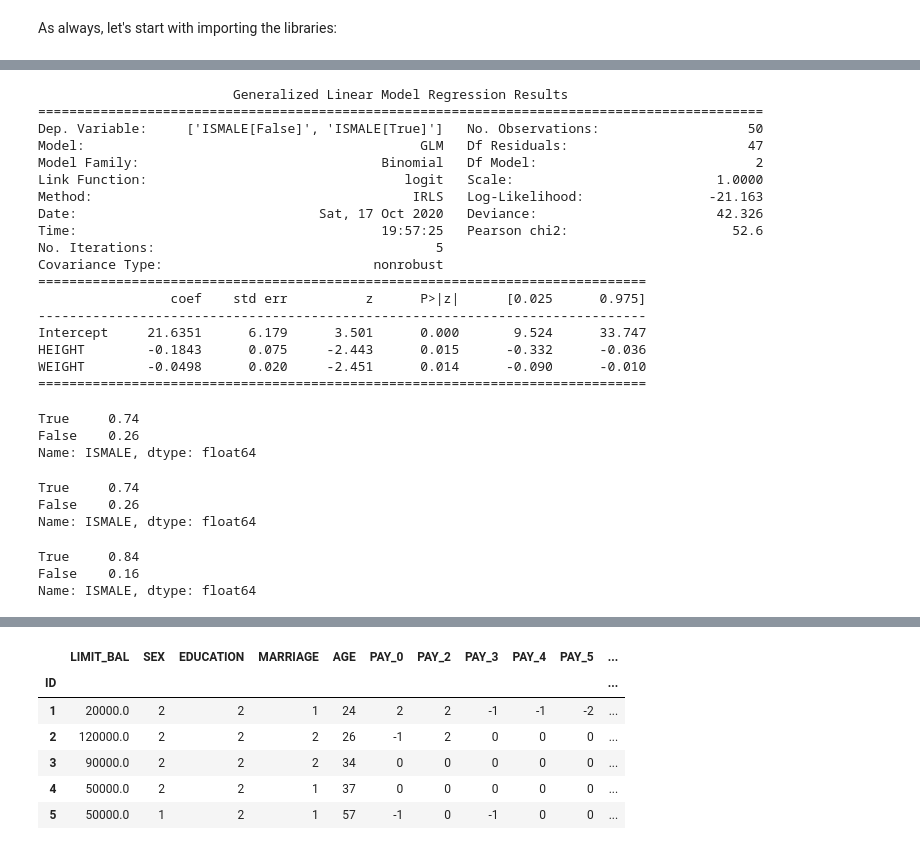
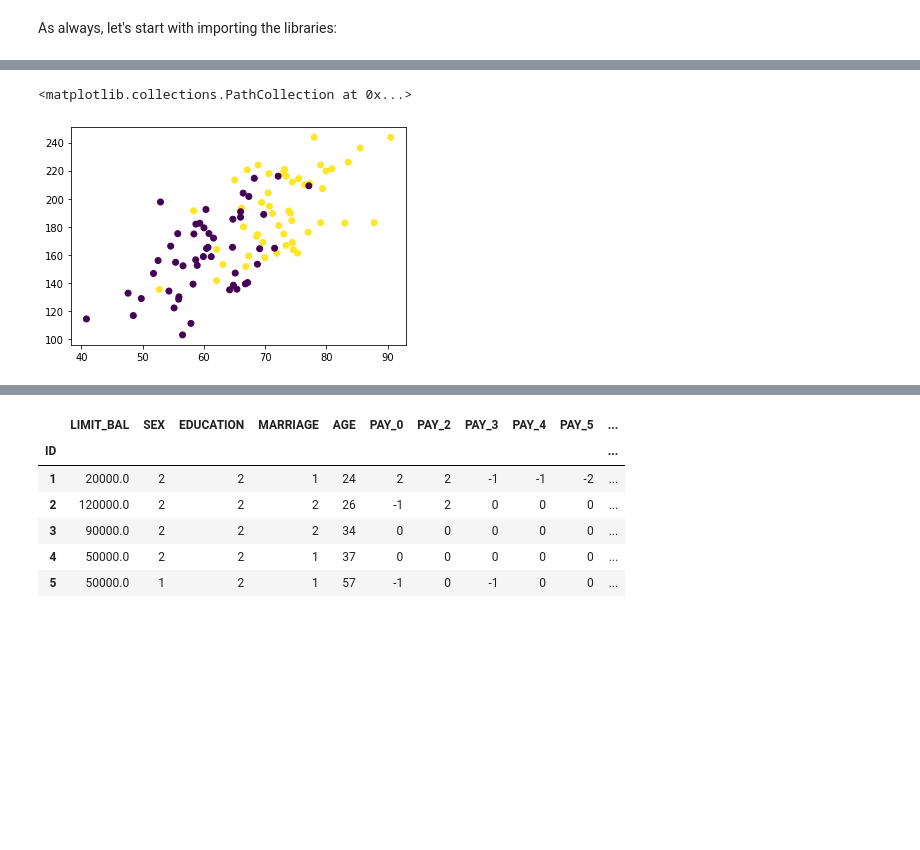
Before and after one commit to danielbauer1979/ML_656, a Jupyter notebook: Module2_LinearClassification.ipynb, the cells around one changed output, grey strips where cells are left out. Cells and saved outputs as stored; diff of their text form; code cells hidden in the pictures; blank space fills up the shorter version.

```diff
--- a/Module2_LinearClassification.ipynb
+++ b/Module2_LinearClassification.ipynb
@@ -44,62 +45,13 @@ X_F = np.random.multivariate_normal(mean_F, cov, halfsampsize)
 X = np.concatenate((X_M, X_F), axis=0)
 ISMALE = np.concatenate((np.ones(halfsampsize,dtype=bool), np.zeros(halfsampsize,dtype=bool)))
 GenderDF2 = pd.DataFrame({'ISMALE':ISMALE,'HEIGHT': X[:,0], 'WEIGHT': X[:,1]})
+# %%
+fig = plt.figure()
+ax = fig.add_subplot(111)
+# plot x,y data with c as the color vector, set the line width of the markers to 0
+ax.scatter(X[:,0], X[:,1], c= ISMALE)
+# %% [output]
+<matplotlib.collections.PathCollection at 0x...>
+[figure, added]
 # %%
 Train, Test = train_test_split(GenderDF1, test_size=0.5, random_state=1)
-# %%
-logistic_model_1 = smf.glm(formula='ISMALE ~ HEIGHT + WEIGHT', data=Train, family=sm.families.Binomial())
-res = logistic_model_1.fit()
-print(res.summary())
-# %% [output]
-                         Generalized Linear Model Regression Results
-=============================================================================================
-Dep. Variable:     ['ISMALE[False]', 'ISMALE[True]']   No. Observations:                   50
-Model:                                           GLM   Df Residuals:                       47
-Model Family:                               Binomial   Df Model:                            2
-Link Function:                                 logit   Scale:                          1.0000
-Method:                                         IRLS   Log-Likelihood:                -21.163
-Date:                               Sat, 17 Oct 2020   Deviance:                       42.326
-Time:                                       19:57:25   Pearson chi2:                     52.6
-No. Iterations:                                    5
-Covariance Type:                           nonrobust
-==============================================================================
-                 coef    std err          z      P>|z|      [0.025      0.975]
-------------------------------------------------------------------------------
-Intercept     21.6351      6.179      3.501      0.000       9.524      33.747
-HEIGHT        -0.1843      0.075     -2.443      0.015      -0.332      -0.036
-WEIGHT        -0.0498      0.020     -2.451      0.014      -0.090      -0.010
-==============================================================================
-# %%
-# As we can see from above, logistic_model_1 uses ISMALE[False] to be the event.
-logistic_pred_1 = np.zeros(len(Test),dtype=bool)
-logistic_pred_1[res.predict(Test)>0.5] = True
-accuracy = logistic_pred_1 != Test['ISMALE']
-accuracy.value_counts()/len(Test)
-# %% [output]
-True     0.74
-False    0.26
-Name: ISMALE, dtype: float64
-# %%
-X = Train.drop(columns=['ISMALE'])
-y = Train['ISMALE']
-clf = LinearDiscriminantAnalysis()
-clf.fit(X, y)
-lda_pred_1 = clf.predict(Test.drop(columns=['ISMALE']))
-accuracy = lda_pred_1 == Test['ISMALE']
-accuracy.value_counts()/len(Test)
-# %% [output]
-True     0.74
-False    0.26
-Name: ISMALE, dtype: float64
-# %%
-Train, Test = train_test_split(GenderDF2, test_size=0.5, random_state=1)
-logistic_model_2 = smf.glm(formula='ISMALE ~ HEIGHT + WEIGHT', data=Train, family=sm.families.Binomial())
-res = logistic_model_2.fit()
-logistic_pred_2 = np.zeros(len(Test),dtype=bool)
-logistic_pred_2[res.predict(Test)>0.5] = True
-accuracy = logistic_pred_2 != Test['ISMALE']
-accuracy.value_counts()/len(Test)
-# %% [output]
-True     0.84
-False    0.16
-Name: ISMALE, dtype: float64
```
Also changed, not shown: parts of 13 cells of this notebook.
